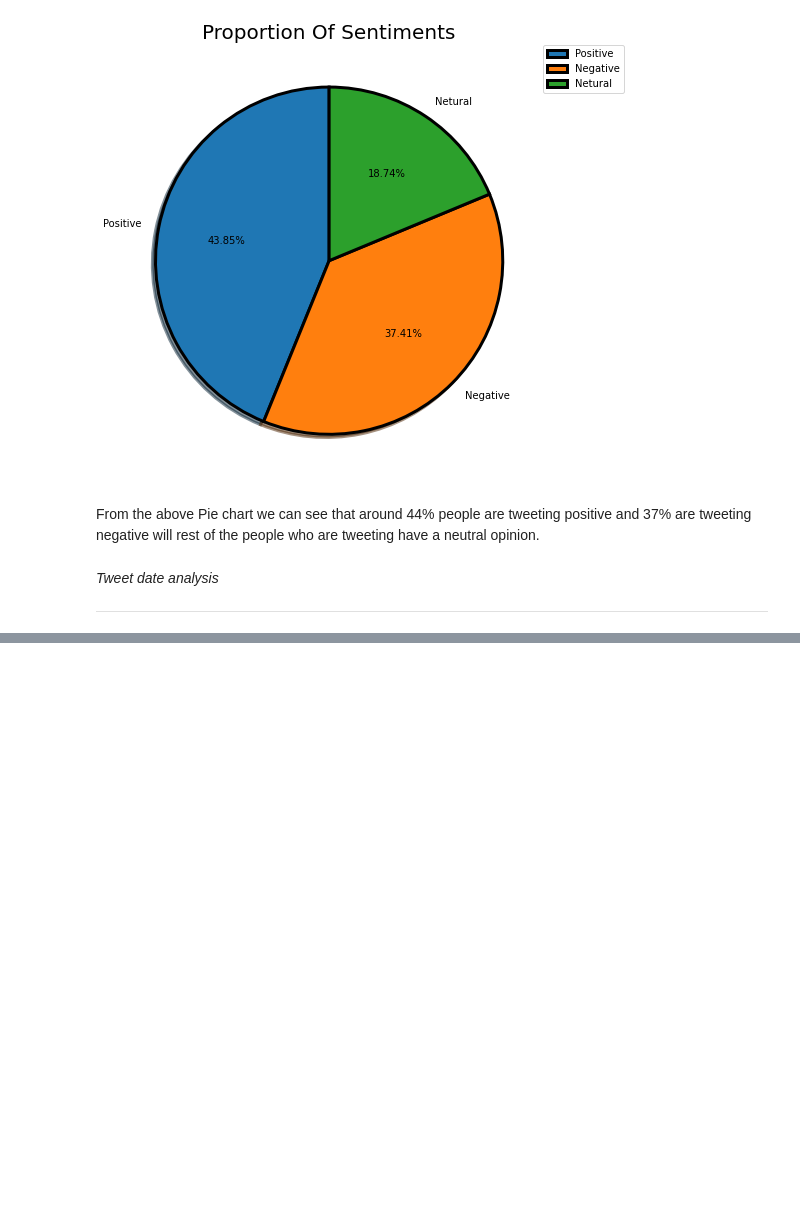
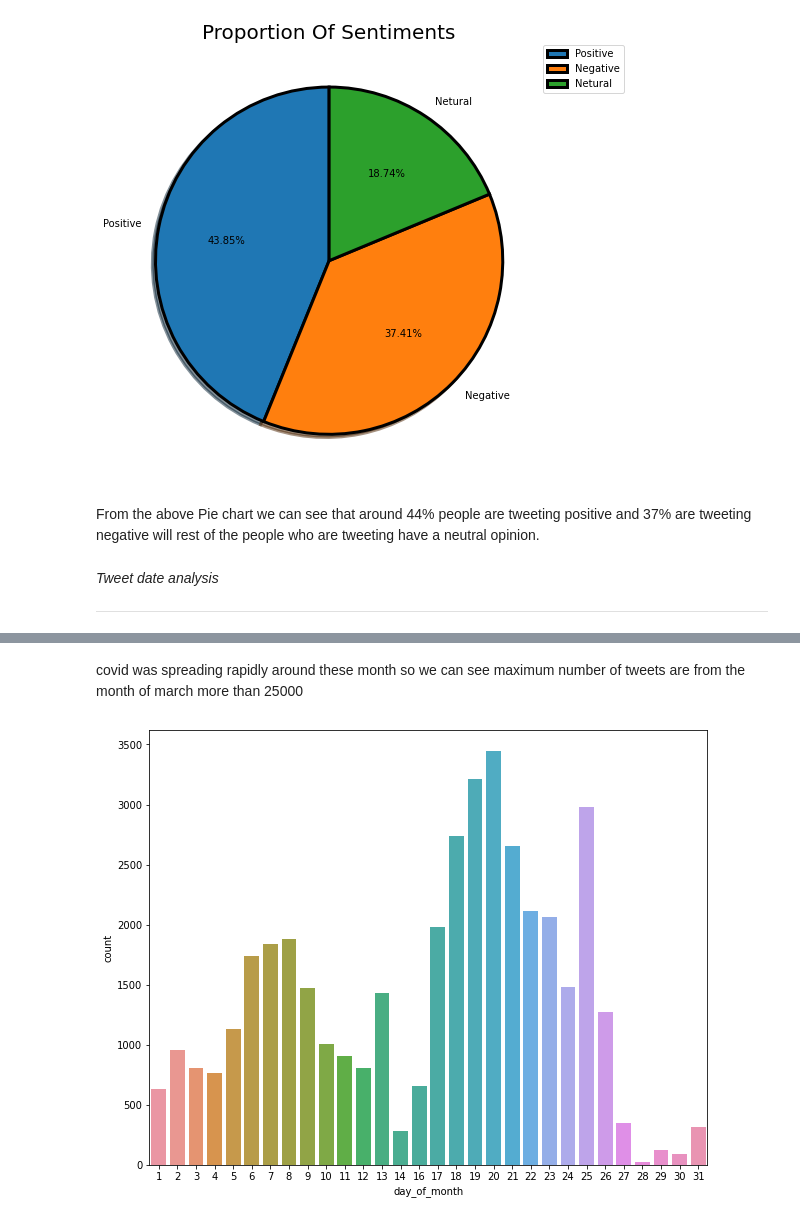
Before and after one commit to adilimam12/Classification-capstone-project-3, a Jupyter notebook: Coronavirus_tweet_sentiment_analysis.ipynb, the cells around one changed output, grey strips where cells are left out. Drawn from its saved outputs; the diff is of its cells as text; code cells hidden in the pictures; blank space fills up the shorter version.

```diff
--- a/Coronavirus_tweet_sentiment_analysis.ipynb
+++ b/Coronavirus_tweet_sentiment_analysis.ipynb
@@ -293,0 +361,9 @@ From the above Pie chart we can see that  around 44% people are tweeting positiv
+# %% [markdown]
+covid was spreading rapidly around these month so we can see maximum number of tweets are from the month of march more than 25000
+# %%
+#Plots showing Datewise tweets count
+plt.rcParams['figure.figsize']= (10,8)
+sns.countplot(x= 'day_of_month', data= covid_data)
+plt.show()
+# %% [output]
+[figure, added]
```
Also changed, not shown: parts of 12 cells of this notebook.
